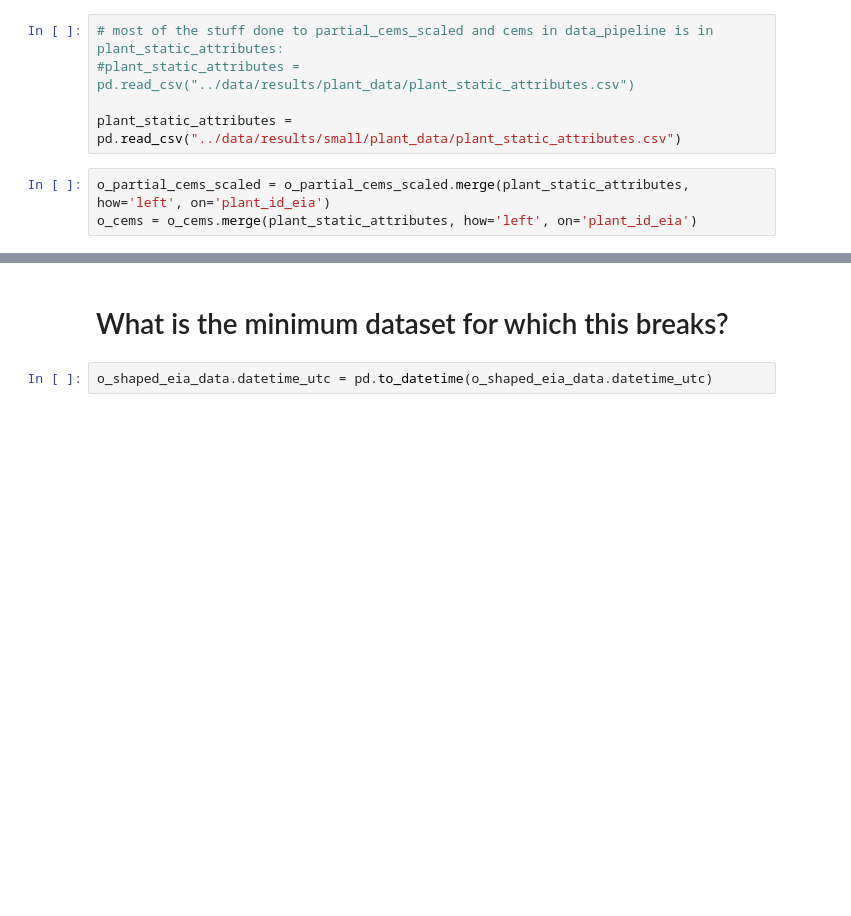
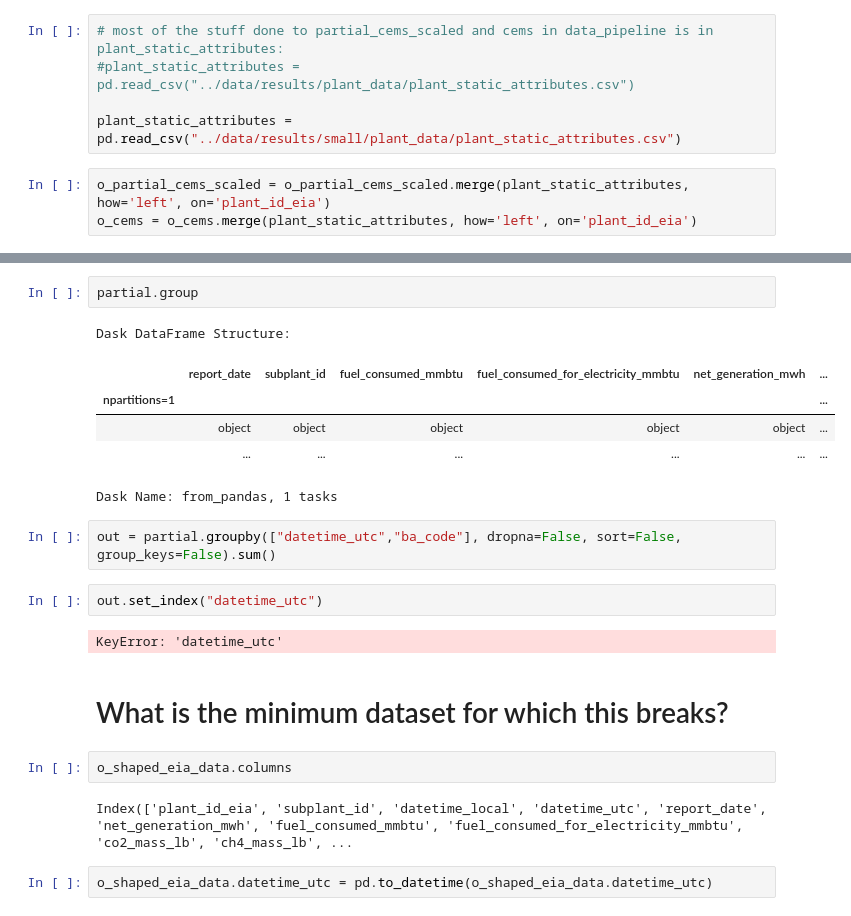
Before and after one commit to catalyst-cooperative/open-grid-emissions, a Jupyter notebook: notebooks/test_dask.ipynb, the cells around one changed output, grey strips where cells are left out. Cells and saved outputs as stored; diff of their text form; blank space fills up the shorter version.

```diff
--- a/notebooks/test_dask.ipynb
+++ b/notebooks/test_dask.ipynb
@@ -92,5 +174,24 @@ Computing before returning
+# %%
+partial.group
+# %% [output]
+Dask DataFrame Structure:
+|  | report_date | subplant_id | fuel_consumed_mmbtu | fuel_consumed_for_electricity_mmbtu | net_generation_mwh | ... |
+| npartitions=1 |  |  |  |  |  | ... |
+|  | object | object | object | object | object | ... |
+|  | ... | ... | ... | ... | ... | ... |
+Dask Name: from_pandas, 1 tasks
+# %%
+out = partial.groupby(["datetime_utc","ba_code"], dropna=False, sort=False, group_keys=False).sum()
+# %%
+out.set_index("datetime_utc")
+# %% [output]
+KeyError: 'datetime_utc'
 # %% [markdown]
 # What is the minimum dataset for which this breaks?
+# %%
+o_shaped_eia_data.columns
+# %% [output]
+Index(['plant_id_eia', 'subplant_id', 'datetime_local', 'datetime_utc', 'report_date', 'net_generation_mwh', 'fuel_consumed_mmbtu', 'fuel_consumed_for_electricity_mmbtu', 'co2_mass_lb', 'ch4_mass_lb', ...
 # %%
 o_shaped_eia_data.datetime_utc = pd.to_datetime(o_shaped_eia_data.datetime_utc)
 # %%
```
Also changed, not shown: parts of 14 cells of this notebook, 3 other files.
